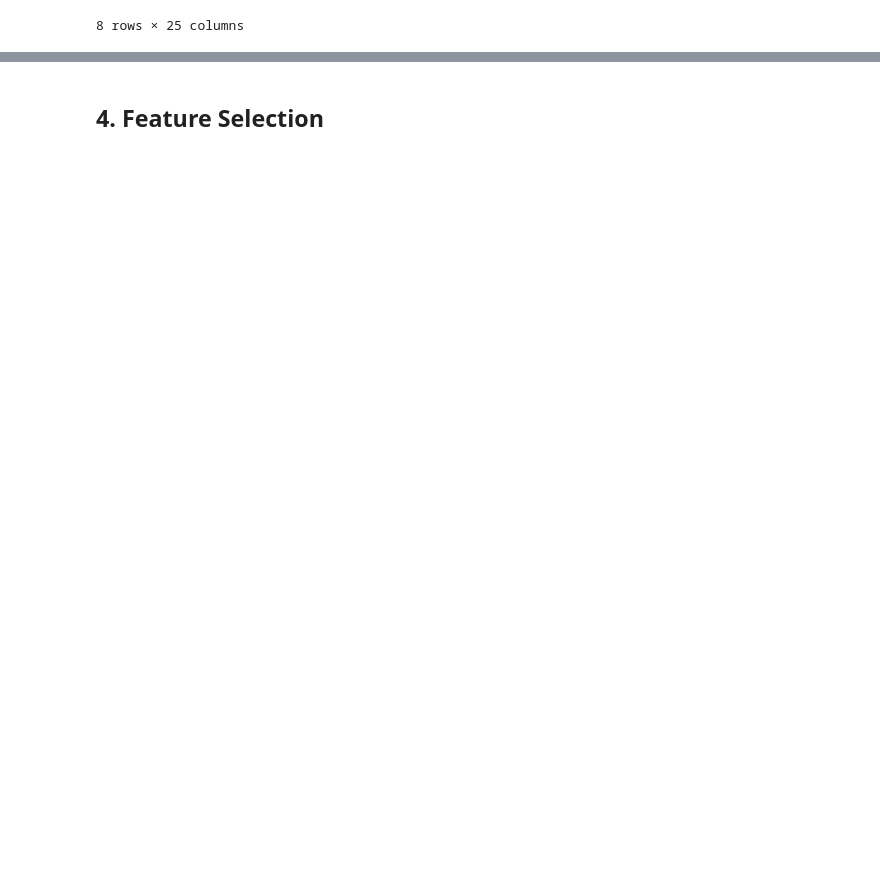
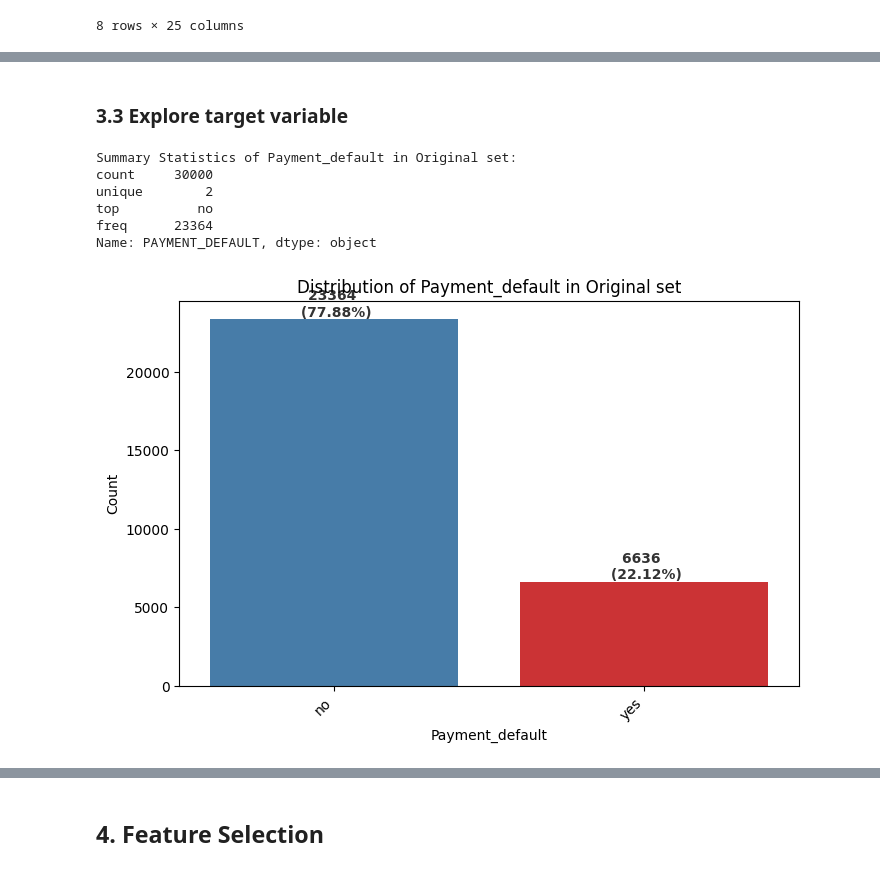
Before and after one commit to Nelkit/36103-AT2-data-analysis-project, a Jupyter notebook: 36103_AT2B_data_analysis_project.ipynb, the cells around one changed output, grey strips where cells are left out. Saved outputs shown, nothing was run; the diff lists cells and outputs as text; code cells hidden in the pictures; blank space fills up the shorter version.

```diff
--- a/36103_AT2B_data_analysis_project.ipynb
+++ b/36103_AT2B_data_analysis_project.ipynb
@@ -392,0 +435,12 @@ Name: PAY_4, dtype: float64
+# %% [markdown]
+### 3.3 Explore target variable
+# %%
+plotting_cat_feature_distributions(cat_df, target_col, dataset_name="Original set")
+# %% [output]
+Summary Statistics of Payment_default in Original set:
+count     30000
+unique        2
+top          no
+freq      23364
+Name: PAYMENT_DEFAULT, dtype: object
+[figure, added]
```
Also changed, not shown: parts of 34 cells of this notebook.
